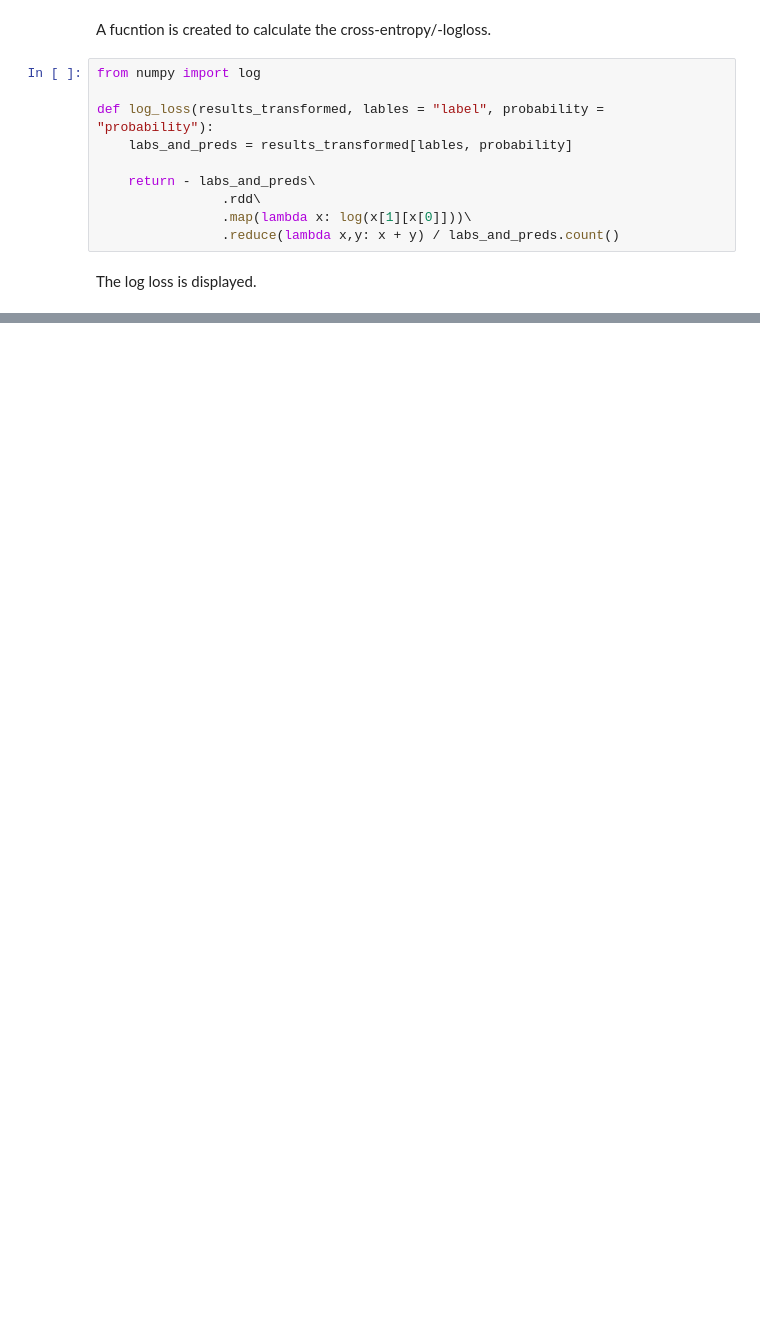
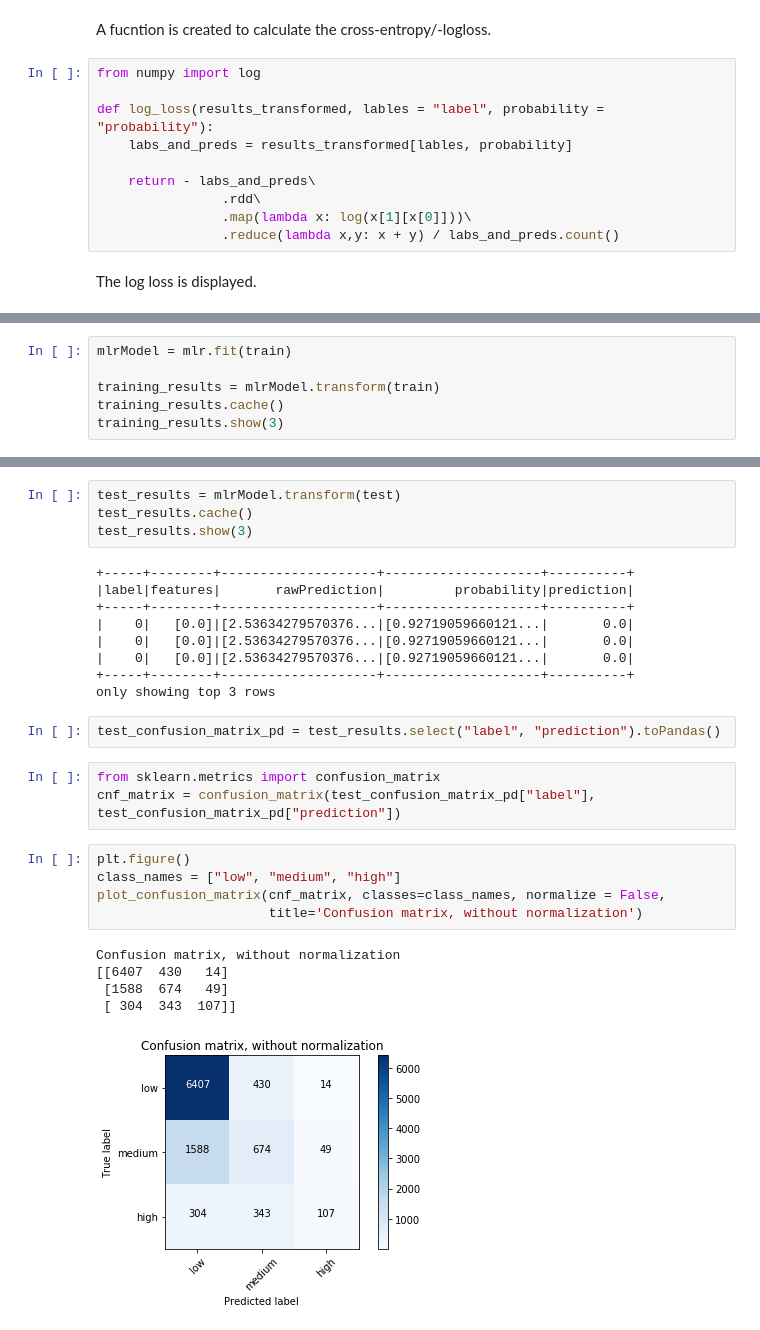
Before and after one commit to DrewPritchard/BigData_PSTAT235, a Jupyter notebook: rentalPrice_jonas.ipynb, the cells around one changed output, grey strips where cells are left out. Saved outputs shown, nothing was run; the diff lists cells and outputs as text; blank space fills up the shorter version.

```diff
--- a/rentalPrice_jonas.ipynb
+++ b/rentalPrice_jonas.ipynb
@@ -760,0 +1083,6 @@ log_loss(test_results)
+# %%
+mlrModel = mlr.fit(train)
+
+training_results = mlrModel.transform(train)
+training_results.cache()
+training_results.show(3)
@@ -760,0 +1098,29 @@ log_loss(test_results)
+# %%
+test_results = mlrModel.transform(test)
+test_results.cache()
+test_results.show(3)
+# %% [output]
++-----+--------+--------------------+--------------------+----------+
+|label|features|       rawPrediction|         probability|prediction|
++-----+--------+--------------------+--------------------+----------+
+|    0|   [0.0]|[2.53634279570376...|[0.92719059660121...|       0.0|
+|    0|   [0.0]|[2.53634279570376...|[0.92719059660121...|       0.0|
+|    0|   [0.0]|[2.53634279570376...|[0.92719059660121...|       0.0|
++-----+--------+--------------------+--------------------+----------+
+only showing top 3 rows
+# %%
+test_confusion_matrix_pd = test_results.select("label", "prediction").toPandas()
+# %%
+from sklearn.metrics import confusion_matrix
+cnf_matrix = confusion_matrix(test_confusion_matrix_pd["label"], test_confusion_matrix_pd["prediction"])
+# %%
+plt.figure()
+class_names = ["low", "medium", "high"]
+plot_confusion_matrix(cnf_matrix, classes=class_names, normalize = False,
+                      title='Confusion matrix, without normalization')
+# %% [output]
+Confusion matrix, without normalization
+[[6407  430   14]
+ [1588  674   49]
+ [ 304  343  107]]
+[figure, added]
```
Also changed, not shown: parts of 55 cells of this notebook.
